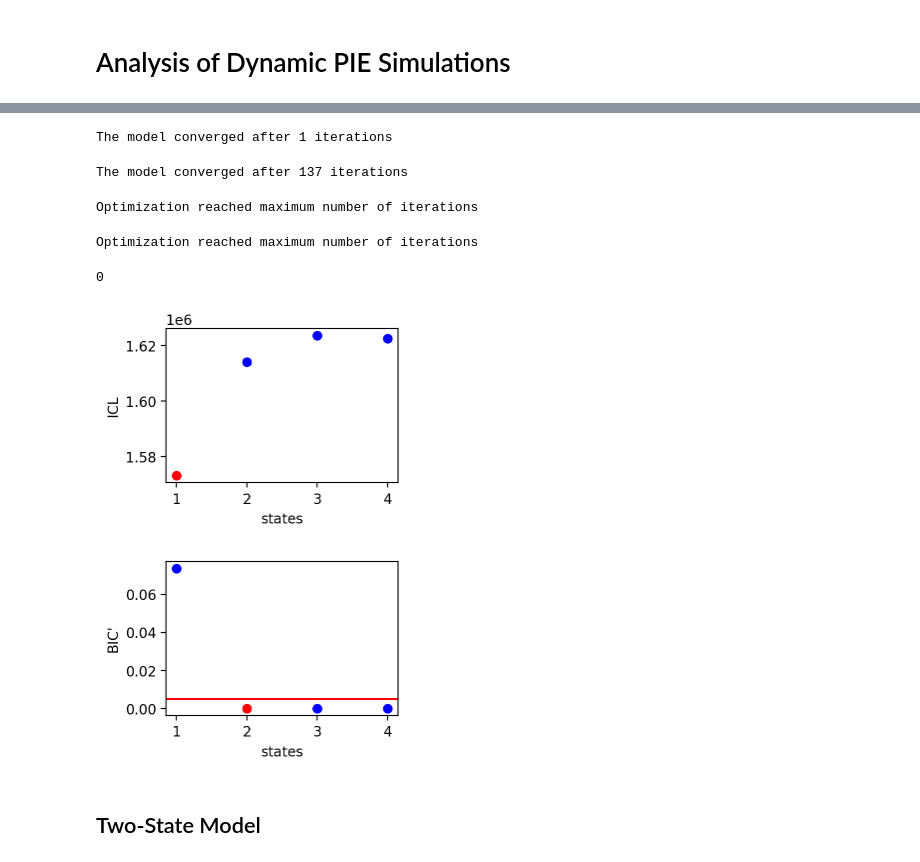
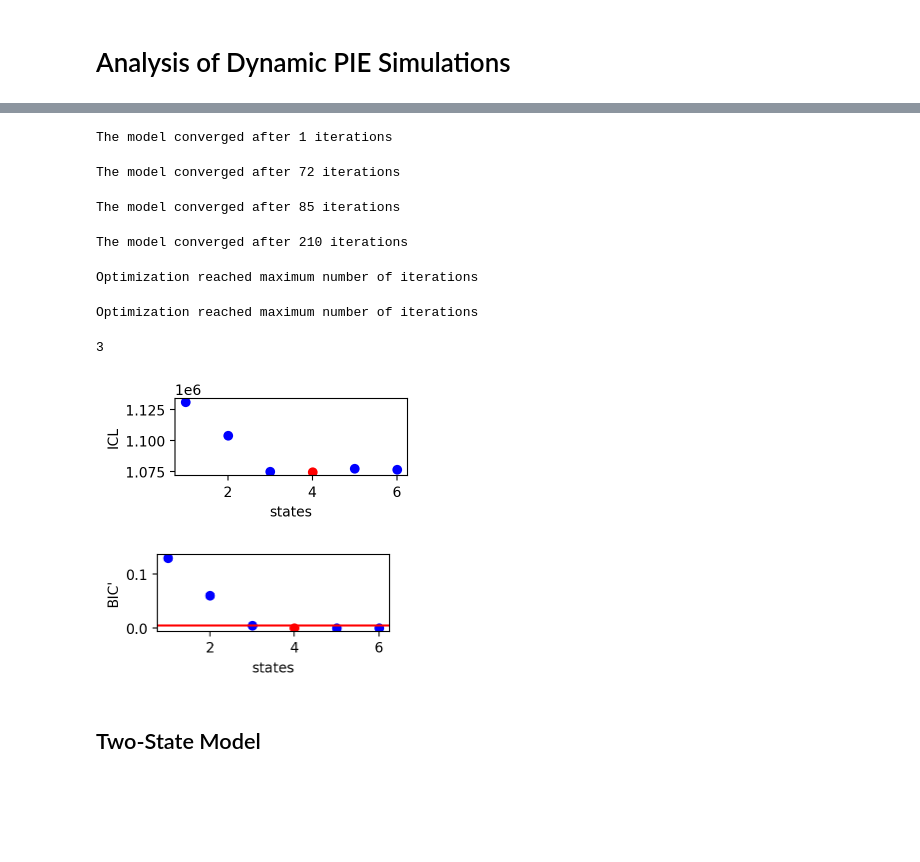
Before and after one commit to Tomkaehst/H2MM-FRET-Blinking, a Jupyter notebook: Check_PIE_Sim.ipynb, the cells around one changed output, grey strips where cells are left out. Drawn from its saved outputs; the diff is of its cells as text; code cells hidden in the pictures; blank space fills up the shorter version.

```diff
--- a/Check_PIE_Sim.ipynb
+++ b/Check_PIE_Sim.ipynb
@@ -62,21 +28,21 @@ def BVA(data, chunck_size):
 # %%
-d = fb.loader.photon_hdf5(
-        "Speed_Titration/smFRET_aa3ff9_E15E80_2states_taus_0.05ms0.05ms.h5"
+d = frb.loader.photon_hdf5(
+        "smFRET_aa3ff9_E30E50_2states_taus_2.5ms1.0ms0.0ms_blink_0.5ms3.0ms1.0ms.h5"
 )
 d.add(D_ON=(100, 2100), A_ON=(2150, 4095))
 #d.add(D_ON=(4, 7), A_ON=(0, 3))
-fb.plot_alternation_hist(d)
-fb.loader.alex_apply_period(d)
+frb.plot_alternation_hist(d)
+frb.loader.alex_apply_period(d)
 
-d.calc_bg(fun=fb.bg.exp_fit, time_s = 60, F_bg=1.7)
+d.calc_bg(fun=frb.bg.exp_fit, time_s = 60, F_bg=1.7)
 d.burst_search(F=7, m = 10)
 d.fuse_bursts(ms = 0)
 
-ds = d.select_bursts(fb.select_bursts.size, add_naa = False, th1=60)
-ds = ds.select_bursts(fb.select_bursts.naa, th1=40)
+ds = d.select_bursts(frb.select_bursts.size, add_naa = False, th1=60)
+ds = ds.select_bursts(frb.select_bursts.naa, th1=40)
 
-fb.alex_jointplot(d);
-fb.alex_jointplot(ds);
+frb.alex_jointplot(d);
+frb.alex_jointplot(ds);
 # %% [output]
         The current file lacks the alternation period definition.
         You will need to manually add this info using:
@@ -158,27 +108,32 @@ plt.show()
 # %%
 mp = bhm.BurstData(ds)
 # %%
-mp.models.calc_models(to_state=4, max_iter = 800)
+mp.models.calc_models(to_state=6, max_iter = 1200)
 # %% [output]
 The model converged after 1 iterations
-The model converged after 137 iterations
+The model converged after 72 iterations
-Optimization reached maximum number of iterations
+The model converged after 85 iterations
-Optimization reached maximum number of iterations
+The model converged after 210 iterations
-0
+Optimization reached maximum number of iterations
+Optimization reached maximum number of iterations
+3
 # %%
-plt.figure(figsize=(3, 2))
+plt.figure(figsize=(3, 1))
 mp.models.find_ideal('ICL', auto_set=True)
 bhm.ICL_plot(mp.models, highlight_ideal=True)
+plt.ticklabel_format(axis='y', style='sci', scilimits=(6,2))
+plt.savefig("Check_PIE_Sim_smFRET_aa3ff9_E30E50_2states_taus_1000.0ms1000.0ms0.0ms_blink_0.5ms3.0ms1.0ms/dynamic_2state_h2mm_severeblinking_icl.png", dpi = 600, bbox_inches = 'tight')
 plt.show()
 
-plt.figure(figsize=(3, 2))
-mp.models.find_ideal('BICp', auto_set=True)
+plt.figure(figsize=(3, 1))
+mp.models.find_ideal('BICp', auto_set=False)
 bhm.BICp_plot(mp.models, highlight_ideal=True)
 plt.axhline(0.005, c = "r")
+plt.savefig("Check_PIE_Sim_smFRET_aa3ff9_E30E50_2states_taus_1000.0ms1000.0ms0.0ms_blink_0.5ms3.0ms1.0ms/dynamic_2state_h2mm_severeblinking_bic.png", dpi = 600, bbox_inches = 'tight')
 plt.show()
 # %% [output]
-[figure, old version]
+[figure, new version]
-[figure, old version]
+[figure, new version]
 # %% [markdown]
 ## Two-State Model
 # %%
```
Also changed, not shown: parts of 46 cells of this notebook.
